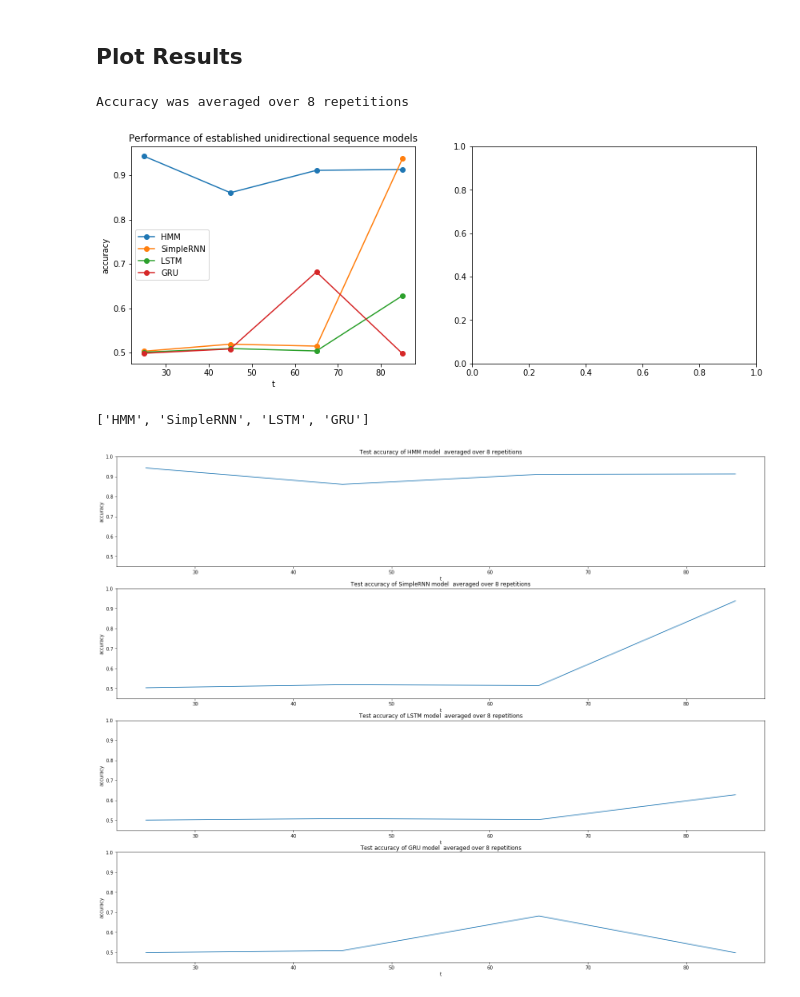
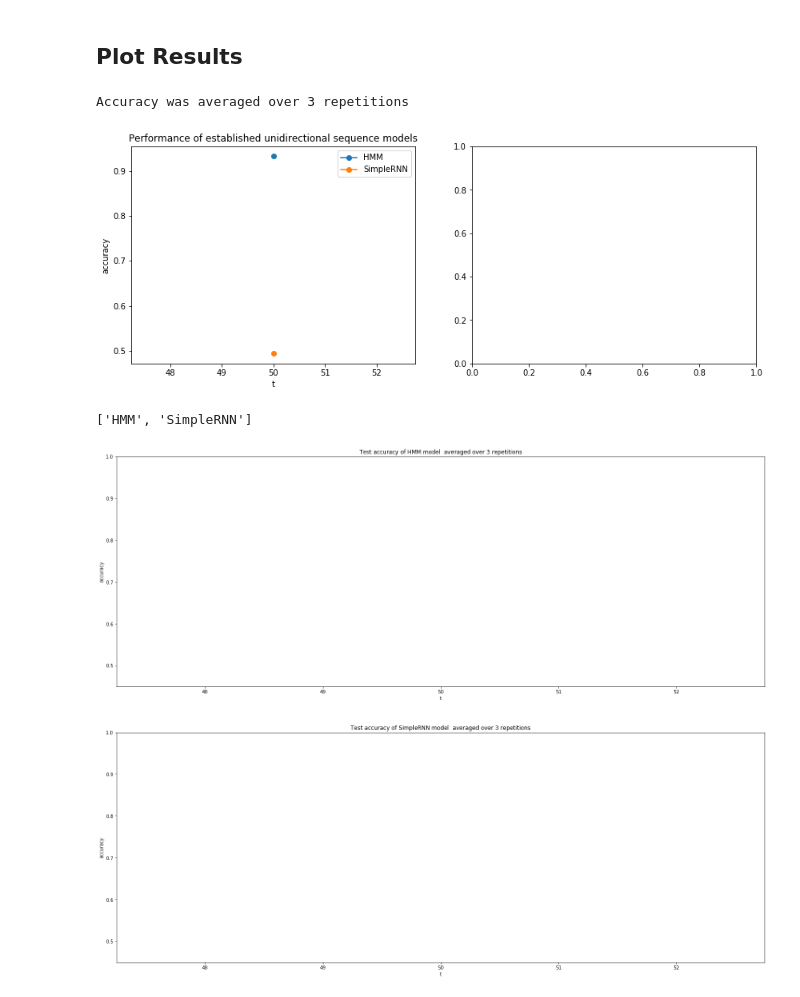
Before and after one commit to mslehre/classify-seqs, a Jupyter notebook: failing-RNN.ipynb, the cells around one changed output. Drawn from its saved outputs; the diff is of its cells as text; code cells hidden in the pictures.

```diff
--- a/failing-RNN.ipynb
+++ b/failing-RNN.ipynb
@@ -113,7 +130,7 @@ def get_model(bidirectional = False, seqModelType = "SimpleRNN", RNNunits = 32):
         seqLayer = layers.Bidirectional(seqLayer)
 
     model.add(seqLayer)
-    model.add(layers.Dense(1))
+    model.add(layers.Dense(1, activation='sigmoid'))
     lr = 1e-3
     #if seqModelType == "HMM":
     #    lr = 1e-2
@@ -169,7 +186,8 @@ def adhoc_acc(x_test, y_test):
 from time import time
 
 # ts = np.array(range(ell - 15, -1, -10))
-ts = np.array(range(ell - 15, 20, -20))
+#ts = np.array(range(ell - 15, 20, -20))
+ts = np.array([50])
 
 len(ts)
 # %% [output]
@@ -177,7 +195,7 @@ len(ts)
 # %%
-num_reps = 8 # 30
+num_reps = 3 # 30
 num_epochs = 40 # 100
-modelnames = ["HMM", "SimpleRNN", "LSTM", "GRU"] #, "ad hoc"]
+modelnames = ["HMM", "SimpleRNN"] #, "SimpleRNN", "LSTM", "GRU"] #, "ad hoc"
 directions = [False] # , True] # bidirectional?
 test_accs = { (name, direction) : np.empty((len(ts), num_reps)) for name in modelnames for direction in directions}
 
@@ -203,8 +221,12 @@ for modelname in modelnames:
                               verbose=1 if modelname=="HMM" else 0)
                     if modelname == "HMM":
                         # print transition and emission matrices
-                        pass
-                        # model.get_layer(index=0).C.print_pars()
+                        # pass
+                        M = model.get_layer(index=0)
+                        M.C.print_pars()
+                        #HMML = M(x_test[0:4])
+                        #print("HMML=", HMML)
+                        #print("probs=", model(x_test[0:4]))
                     results = model.evaluate(x_test, y_test, batch_size = 16, verbose=0)
                     print ("j=", j, "\tt=", t, "\tr=", r, "\tresults=", results)
                     accuracy = results[1]
@@ -235,25 +257,25 @@ time [s]: 7686.807550668716
 ## Plot Results
 # %%
 #  single plot
-somemodelnames = ["HMM", "SimpleRNN", "LSTM", "GRU"] #["SimpleRNN", "LSTM", "GRU", "ad hoc"]
+somemodelnames = ["HMM", "SimpleRNN"] #, "LSTM", "GRU", "ad hoc"]
 fig, ax = plt.subplots(1,2, figsize=(14, 5))
 for j, direction in enumerate(directions):
     for i, model in enumerate(somemodelnames):
         avg_test_acc = np.mean(test_accs[(model, direction)], axis = 1)
         ax[j].plot(ts, avg_test_acc, 'o-', label = model)
     ax[j].set_title('Performance of established ' + ("bidirectional" if direction else "unidirectional") + " sequence models" )
     ax[j].set_xlabel("t")
     ax[j].set_ylabel("accuracy");
     ax[j].legend()
 print ('Accuracy was averaged over ' + str(num_reps) + ' repetitions')
 fig.savefig('failing1.pdf')
 # %% [output]
-Accuracy was averaged over 8 repetitions
+Accuracy was averaged over 3 repetitions
-[figure, old version]
+[figure, new version]
 # %%
 modelnames
 # %% [output]
-['HMM', 'SimpleRNN', 'LSTM', 'GRU']
+['HMM', 'SimpleRNN']
 # %%
 # one plot each
 fig, ax = plt.subplots(len(modelnames), len(directions), squeeze=False, figsize=(25,20))
@@ -266,6 +288,6 @@ for i, model in enumerate(modelnames):
         ax[i,j].set_xlabel("t")
         ax[i,j].set_ylabel("accuracy");
 # %% [output]
-[figure, old version]
+[figure, new version]
 # %%
 fig.savefig('failing.pdf')
```
Also changed, not shown: parts of 3 cells of this notebook, 1 other file.
